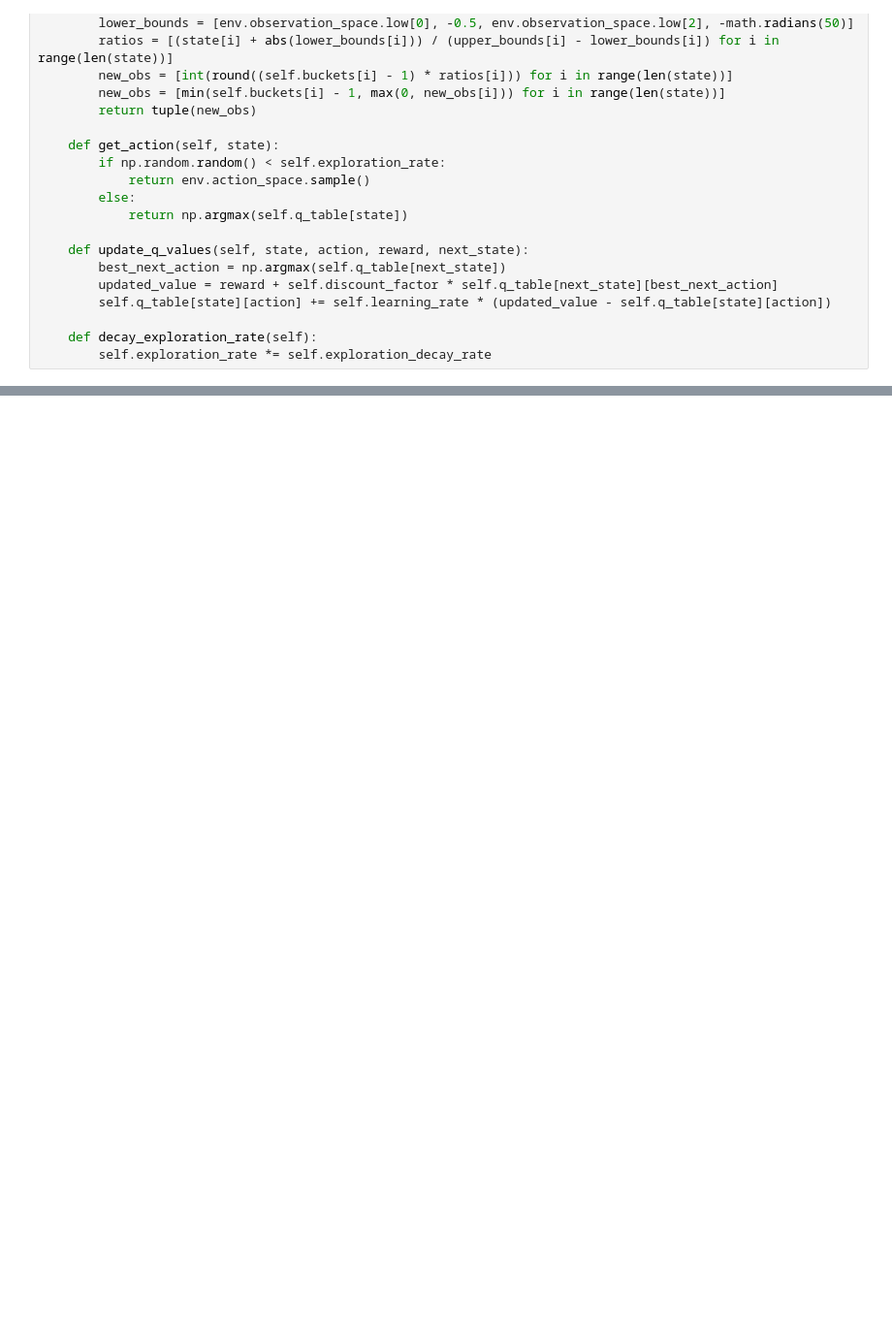
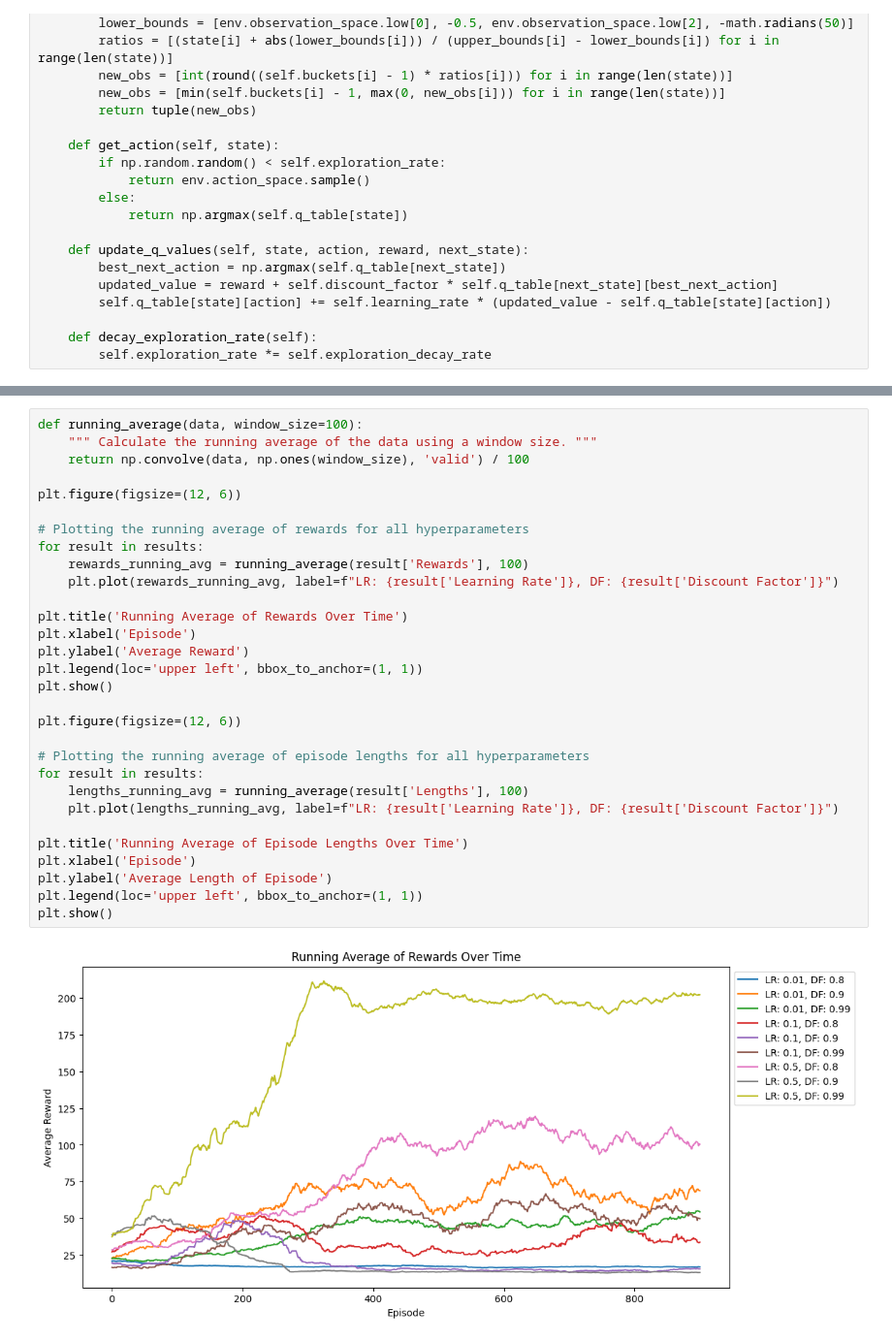
Before and after one commit to Royer511/ML-Cartpole, a Jupyter notebook: cartpole.ipynb, the cells around one changed output, grey strips where cells are left out. Shown at 97% size. Cells and saved outputs as stored; diff of their text form; blank space fills up the shorter version.

```diff
--- a/cartpole.ipynb
+++ b/cartpole.ipynb
@@ -118,0 +139,32 @@ plt.show()
+# %%
+def running_average(data, window_size=100):
+    """ Calculate the running average of the data using a window size. """
+    return np.convolve(data, np.ones(window_size), 'valid') / 100
+
+plt.figure(figsize=(12, 6))
+
+# Plotting the running average of rewards for all hyperparameters
+for result in results:
+    rewards_running_avg = running_average(result['Rewards'], 100)
+    plt.plot(rewards_running_avg, label=f"LR: {result['Learning Rate']}, DF: {result['Discount Factor']}")
+
+plt.title('Running Average of Rewards Over Time')
+plt.xlabel('Episode')
+plt.ylabel('Average Reward')
+plt.legend(loc='upper left', bbox_to_anchor=(1, 1))
+plt.show()
+
+plt.figure(figsize=(12, 6))
+
+# Plotting the running average of episode lengths for all hyperparameters
+for result in results:
+    lengths_running_avg = running_average(result['Lengths'], 100)
+    plt.plot(lengths_running_avg, label=f"LR: {result['Learning Rate']}, DF: {result['Discount Factor']}")
+
+plt.title('Running Average of Episode Lengths Over Time')
+plt.xlabel('Episode')
+plt.ylabel('Average Length of Episode')
+plt.legend(loc='upper left', bbox_to_anchor=(1, 1))
+plt.show()
+# %% [output]
+[figure, added]
```
Also changed, not shown: parts of 8 cells of this notebook.
